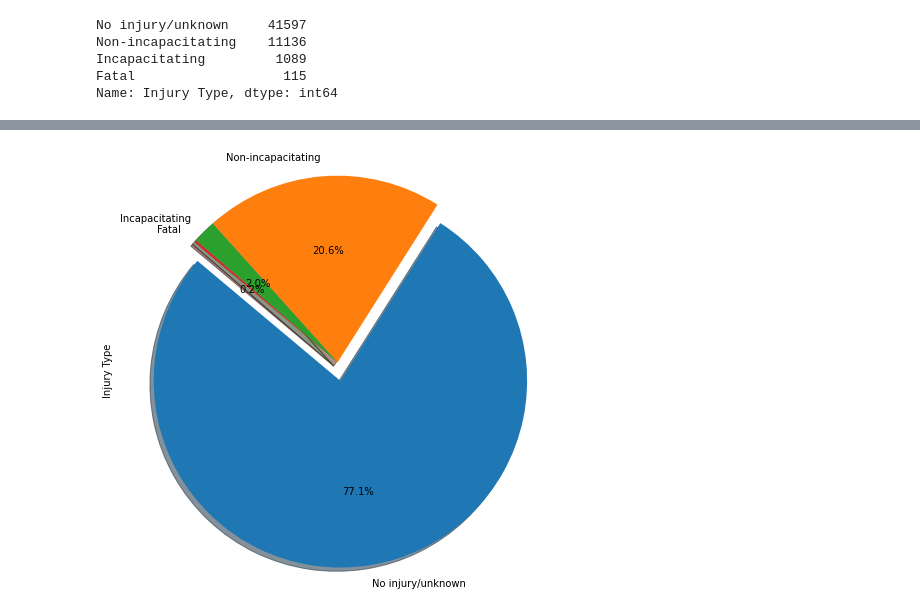
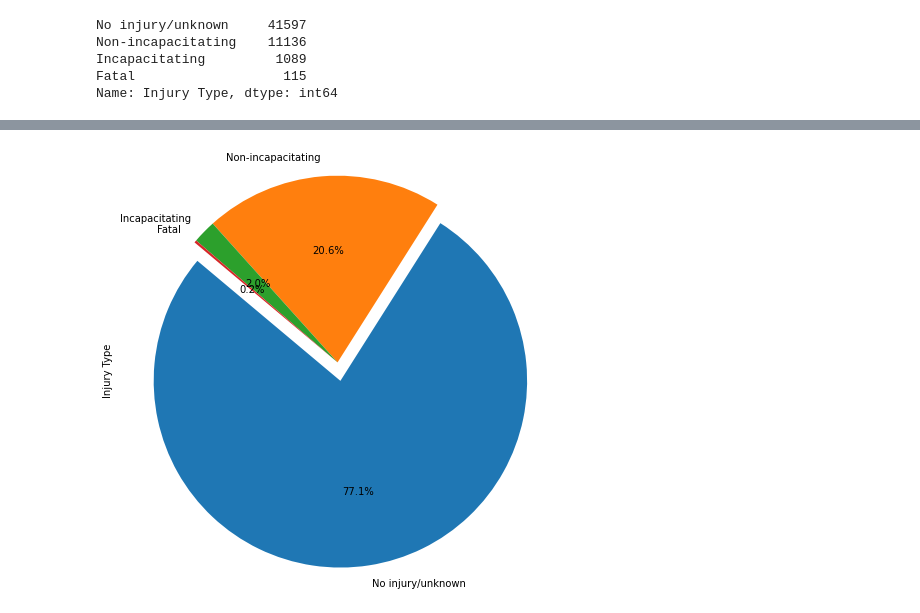
Before and after one commit to Kylee-Grant/Project-1, a Jupyter notebook: Project-1.ipynb, the cells around one changed output, grey strips where cells are left out. Cells and saved outputs as stored; diff of their text form; code cells hidden in the pictures.

```diff
--- a/Project-1.ipynb
+++ b/Project-1.ipynb
@@ -107,7 +95,7 @@ Name: Injury Type, dtype: int64
 # %%
 explode = (0.1, 0, 0, 0,)
-injury_count.plot(kind="pie", explode= explode, autopct="%1.1f%%", shadow=True, startangle=140, figsize = (8,8))
+injury_count.plot(kind="pie", explode= explode, autopct="%1.1f%%", shadow=False, startangle=140, figsize = (8,8))
 plt.axis("equal");
 # %% [output]
-[figure, old version]
+[figure, new version]
 # %%
```
Also changed, not shown: parts of 11 cells of this notebook.
